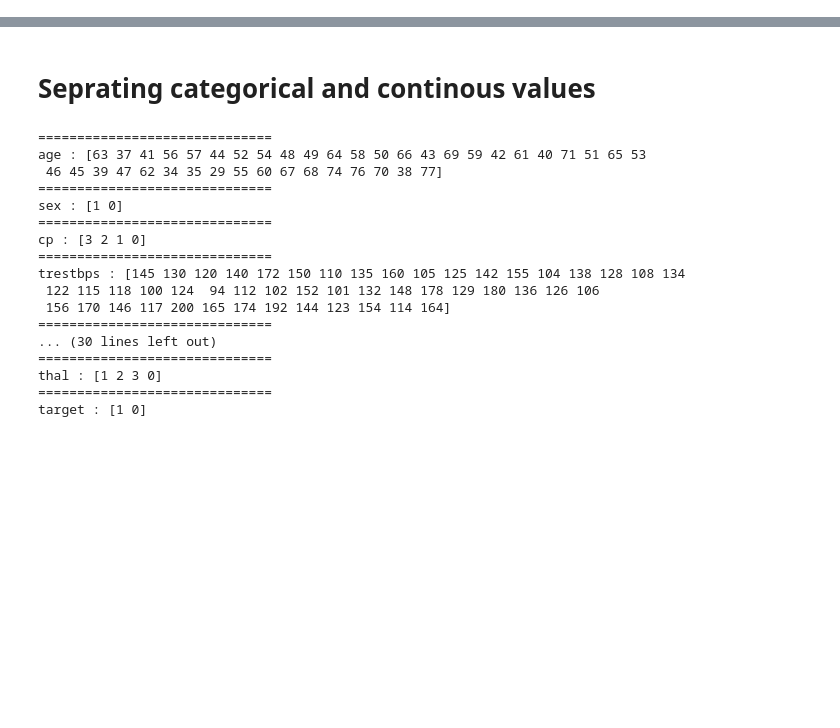
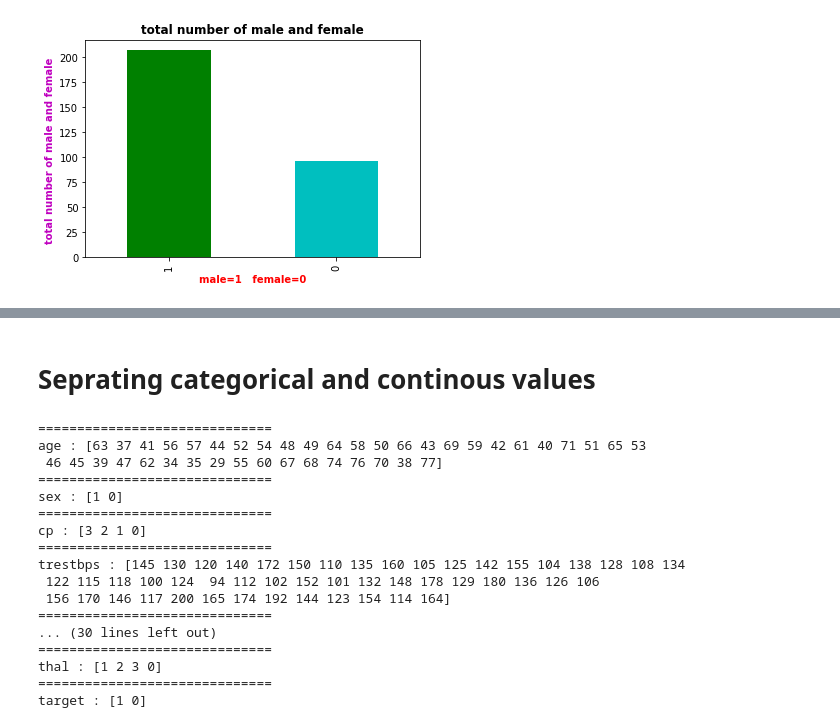
Before and after one commit to northcampus-university-of-kashmir/Heart-Disease-Detection-System, a Jupyter notebook: Visulization.ipynb, the cells around one changed output, grey strips where cells are left out. Drawn from its saved outputs; the diff is of its cells as text; code cells hidden in the pictures; blank space fills up the shorter version.

```diff
--- a/Visulization.ipynb
+++ b/Visulization.ipynb
@@ -17,0 +19,7 @@ We have 165 person with Heart disease and 138 person without heart disease, so o
+# %%
+plt.title("total number of male and female",fontweight="bold")
+plt.ylabel("total number of male and female ",fontweight="bold",color="m")
+plt.xlabel("male=1   female=0",fontweight="bold",color="r")
+df["sex"].value_counts().plot(kind="bar",color=["g","c"]);
+# %% [output]
+[figure, added]
```
Also changed, not shown: parts of 5 cells of this notebook.
